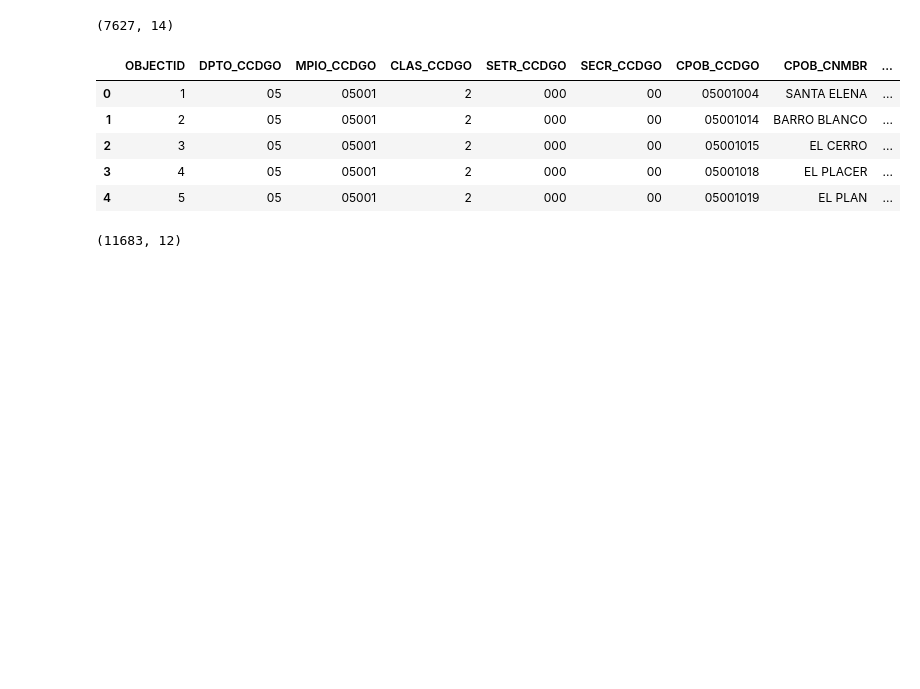
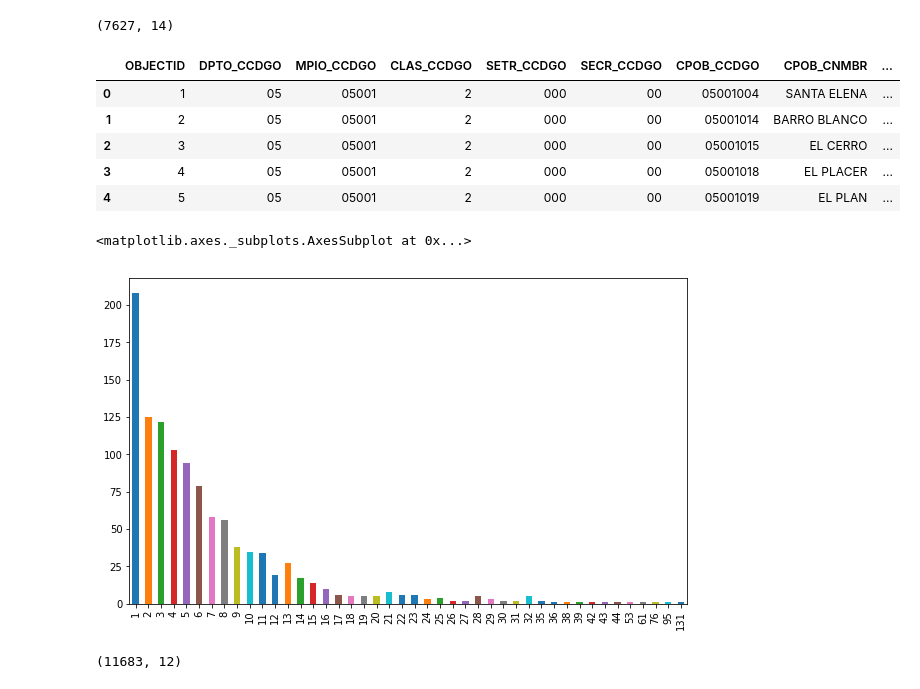
Before and after one commit to JHWu92/mob2crime, a Jupyter notebook: Looking-for-city-boundary-for-COLOMBIA.ipynb, the cells around one changed output. Cells and saved outputs as stored; diff of their text form; code cells hidden in the pictures; blank space fills up the shorter version.

```diff
--- a/Looking-for-city-boundary-for-COLOMBIA.ipynb
+++ b/Looking-for-city-boundary-for-COLOMBIA.ipynb
@@ -28,6 +28,11 @@ shp_urb_censal.head()
 | 2 | 3 | 05 | 05001 | 2 | 000 | 00 | 05001015 | EL CERRO | ... |
 | 3 | 4 | 05 | 05001 | 2 | 000 | 00 | 05001018 | EL PLACER | ... |
 | 4 | 5 | 05 | 05001 | 2 | 000 | 00 | 05001019 | EL PLAN | ... |
+# %%
+shp_urb_censal.groupby('MPIO_CCDGO').size().value_counts().sort_index().plot(kind='bar',figsize=(10,6))
+# %% [output]
+<matplotlib.axes._subplots.AxesSubplot at 0x...>
+[figure, added]
 # %%
 # print('\n'.join(shp_urb_censal.CPOB_CNMBR.unique().tolist()))
 # shp_urb_censal.CPOB_CNMBR.nunique()
```
